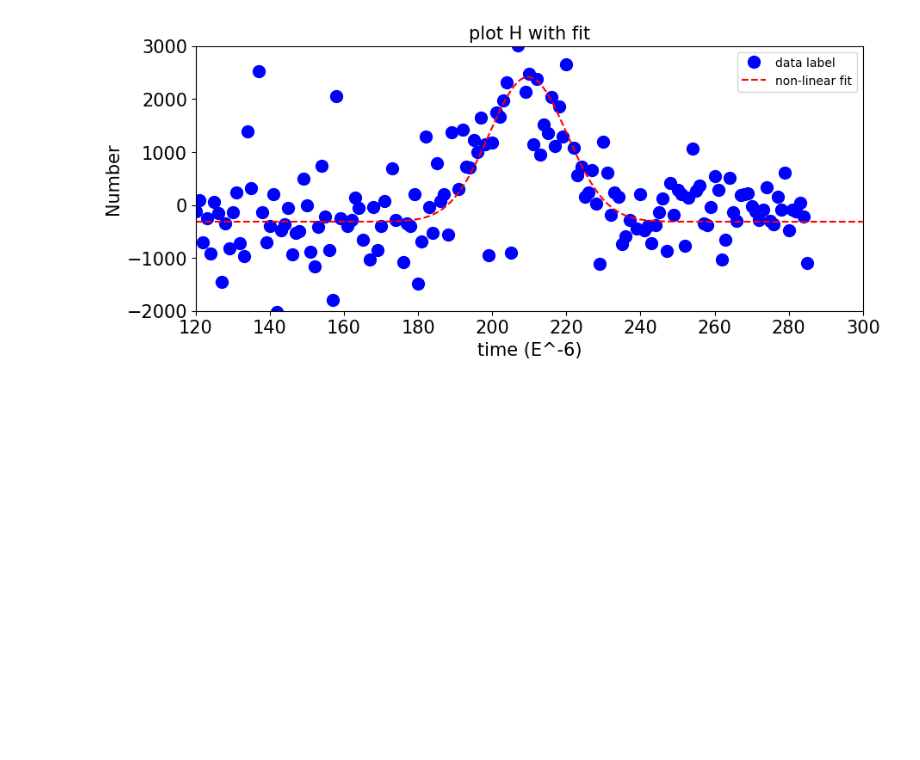
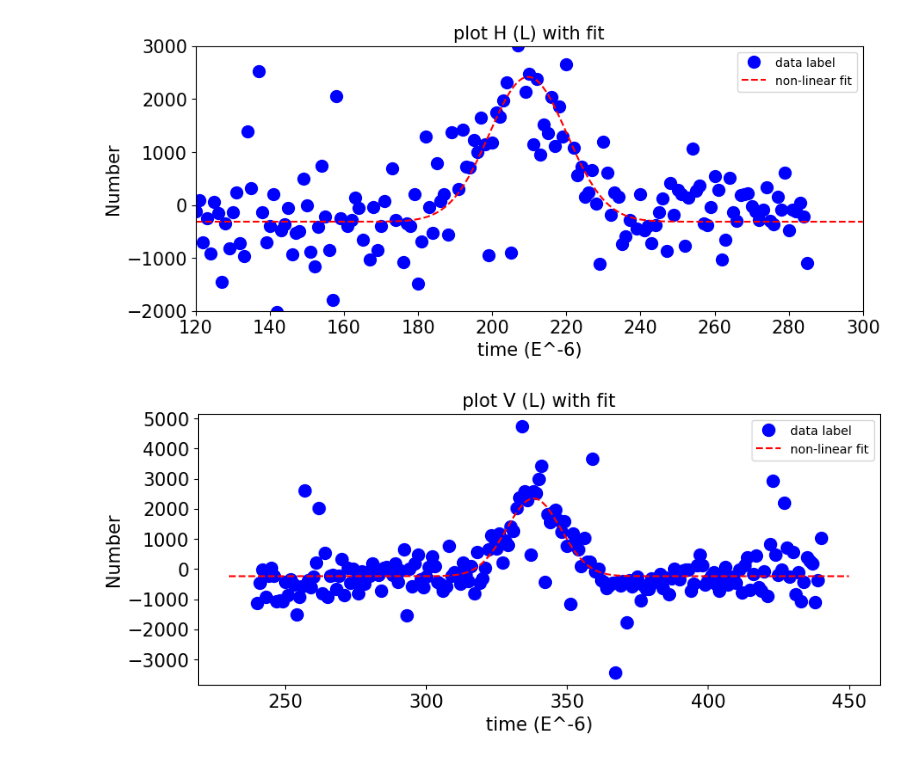
Before and after one commit to Hjhiinu/AtomImaging, a Jupyter notebook: atom_analysis.ipynb, the cells around one changed output. Drawn from its saved outputs; the diff is of its cells as text; code cells hidden in the pictures; blank space fills up the shorter version.

```diff
--- a/atom_analysis.ipynb
+++ b/atom_analysis.ipynb
@@ -84,8 +84,7 @@ F=filter_nan_row(F)
 H=filter_nan_row(H)
 
 
-B_x=B[:,0]
-B_y=B[:,1]
+B_x,B_y=B[:,0],B[:,1]
 D_x,D_y=D[:,0],D[:,1]
 F_x,F_y=F[:,0],F[:,1]
 H_x,H_y=H[:,0],H[:,1]
@@ -184,13 +209,22 @@ def analysis(x_data,y_data,iP,type,y_error):
 # %%
-H1=analysis(B_x,B_y,initialParameters_H_1,"H_1",None)  #set Errorbar to None right now
-#test_errorbar [0.1 for _ in range(217)]
-B_a,B_s,B_b,B_c=H1[0],H1[1],H1[2],H1[3]
+H1=analysis(B_x,B_y,initialParameters_H_1,"H_1",None)  #set Errorbar to None right now    #test_errorbar [0.1 for _ in range(217)]
+B_a,B_s,B_b,B_c,Num_1_H,Num_1_H_errorbar=H1[0],H1[1],H1[2],H1[3],H1[4],H1[5]
 print("")
 print("")
 print("")
 
 V1=analysis(F_x,F_y,initialParameters_V_1,"V_1",None)  #set Errorbar to None right now
-F_a,F_s,F_b,F_c=V1[0],V1[1],V1[2],V1[3]
+F_a,F_s,F_b,F_c,Num_1_V,Num_1_V_errorbar=V1[0],V1[1],V1[2],V1[3],V1[4],V1[5]
+print("")
+print("")
+print("")
+H2=analysis(D_x,D_y,initialParameters_H_2,"H_2",None)
+D_a,D_s,D_b,D_c,Num_2_H,Num_2_H_errorbar=H2[0],H2[1],H2[2],H2[3],H2[4],H2[5]
+print("")
+print("")
+print("")
+V2=analysis(H_x,H_y,initialParameters_V_2,"V_2",None)  #set Errorbar to None right now
+H_a,H_s,H_b,H_c,Num_2_V,Num_2_V_errorbar=V2[0],V2[1],V2[2],V2[3],V2[4],V2[5]
 # %% [output]
 This is the data analysis for H_1 :
 Model parameters:
@@ -212,30 +246,60 @@ Reduced Chi^2 = 581111.2980932676
 # %%
-fig3=plt.figure(3,figsize=(10,4))                                             # create new figure for plotting
+fig5=plt.figure(5,figsize=(10,4))                                             # create new figure for plotting
 
 plt.plot(B_x, B_y, 'blue', linestyle='none', marker='o', markerfacecolor='blue', markersize=10, label='data label')  # make the plot with round markers
-plt.title('plot H with fit', fontsize=15)                           # Add the plot title
+plt.title('plot H (L) with fit', fontsize=15)                           # Add the plot title
 
 plt.ylabel('Number', fontsize=15)                     # Add the y-axis label, "fontsize" is optional
 plt.yticks(size=15)                                            # adjust the size of the y-axis tick number labels
 
 plt.xlabel('time (E^-6)', fontsize=15)                            # Add the x-axis label, "fontsize" is optional
 plt.xticks(size=15)                                            # adjust the size of the x-axis tick number labels
 
 
 #plt.errorbar(x_data, y_data, y_errorbars, fmt='o', ecolor='green', capsize=5)   # Add error bars
 
 # Generate the points for the fitting curve (linear function in this case)
 x_fit = np.linspace(120,300,500)                    # Generate an ordered array of 100 x-values between -0.3 and 4.3
 y_fit = yModel(x_fit, B_a, B_s, B_b, B_c)                  # Generate the y-values for the fitting curve (linear in this case)
 
 plt.plot(x_fit,y_fit, 'r--', label='non-linear fit')                         # Plot the fit as a dashed red line on top of the original plot
 
 plt.xlim(120, 300)                                            # Set the range of the plot's x-axis
 plt.ylim(-2000, 3000)
 # Add in legend
 plt.legend()
 
 plt.show()
+
+
+
+
+
+fig6=plt.figure(4,figsize=(10,4))                                             # create new figure for plotting
+
+plt.plot(F_x, F_y, 'blue', linestyle='none', marker='o', markerfacecolor='blue', markersize=10, label='data label')  # make the plot with round markers
+plt.title('plot V (L) with fit', fontsize=15)                           # Add the plot title
+
+plt.ylabel('Number', fontsize=15)                     # Add the y-axis label, "fontsize" is optional
+plt.yticks(size=15)                                            # adjust the size of the y-axis tick number labels
+
+plt.xlabel('time (E^-6)', fontsize=15)                            # Add the x-axis label, "fontsize" is optional
+plt.xticks(size=15)                                            # adjust the size of the x-axis tick number labels
+
+
+#plt.errorbar(x_data, y_data, y_errorbars, fmt='o', ecolor='green', capsize=5)   # Add error bars
+
+# Generate the points for the fitting curve (linear function in this case)
+x_fit = np.linspace(230,450,500)                    # Generate an ordered array of 100 x-values between -0.3 and 4.3
+y_fit = yModel(x_fit, F_a, F_s, F_b, F_c)                  # Generate the y-values for the fitting curve (linear in this case)
+
+plt.plot(x_fit,y_fit, 'r--', label='non-linear fit')                         # Plot the fit as a dashed red line on top of the original plot
+
+# Add in legend
+plt.legend()
+
+plt.show()
 # %% [output]
-[figure, old version]
+[figure, new version]
+[figure, added]
 # %%
```
Also changed, not shown: parts of 7 cells of this notebook.
